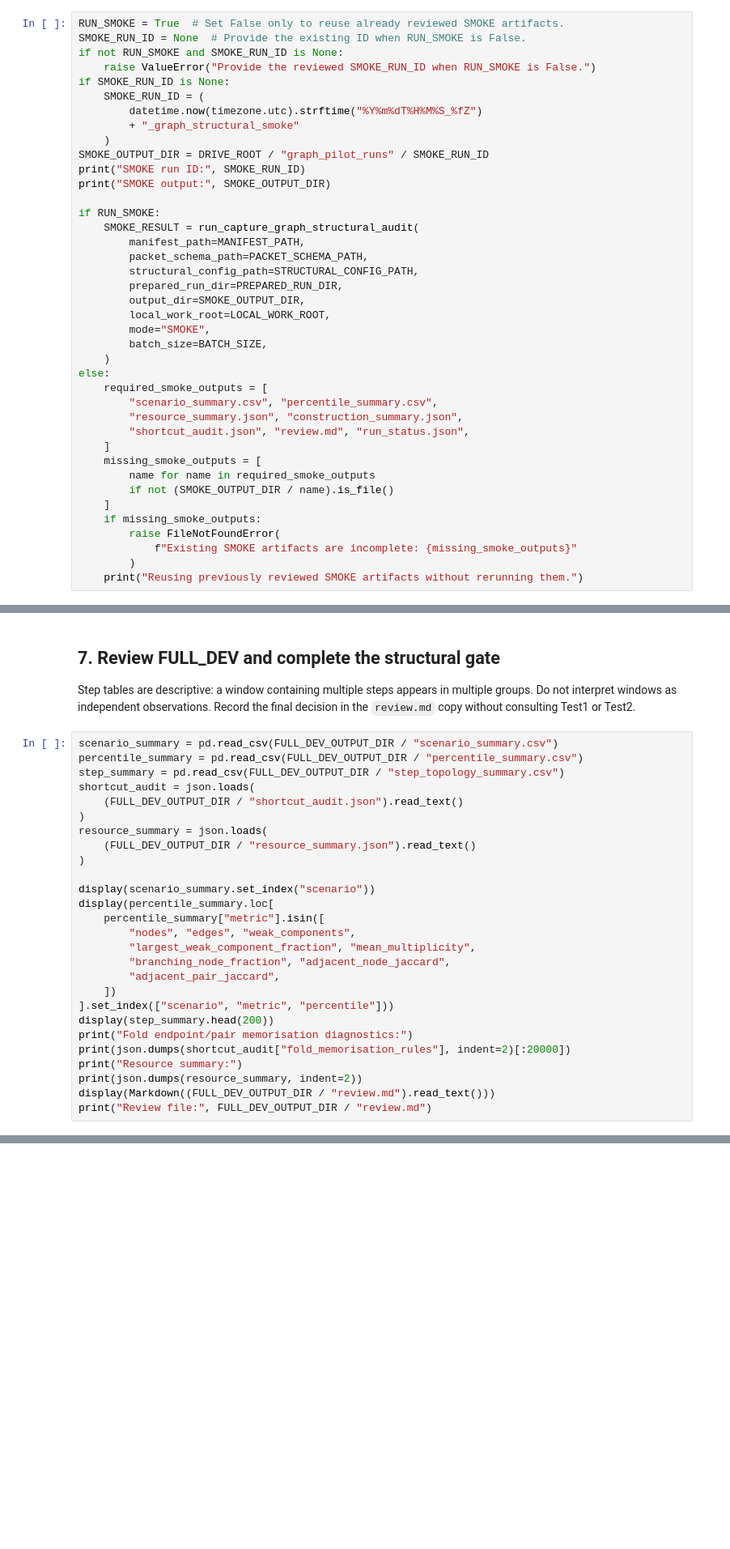
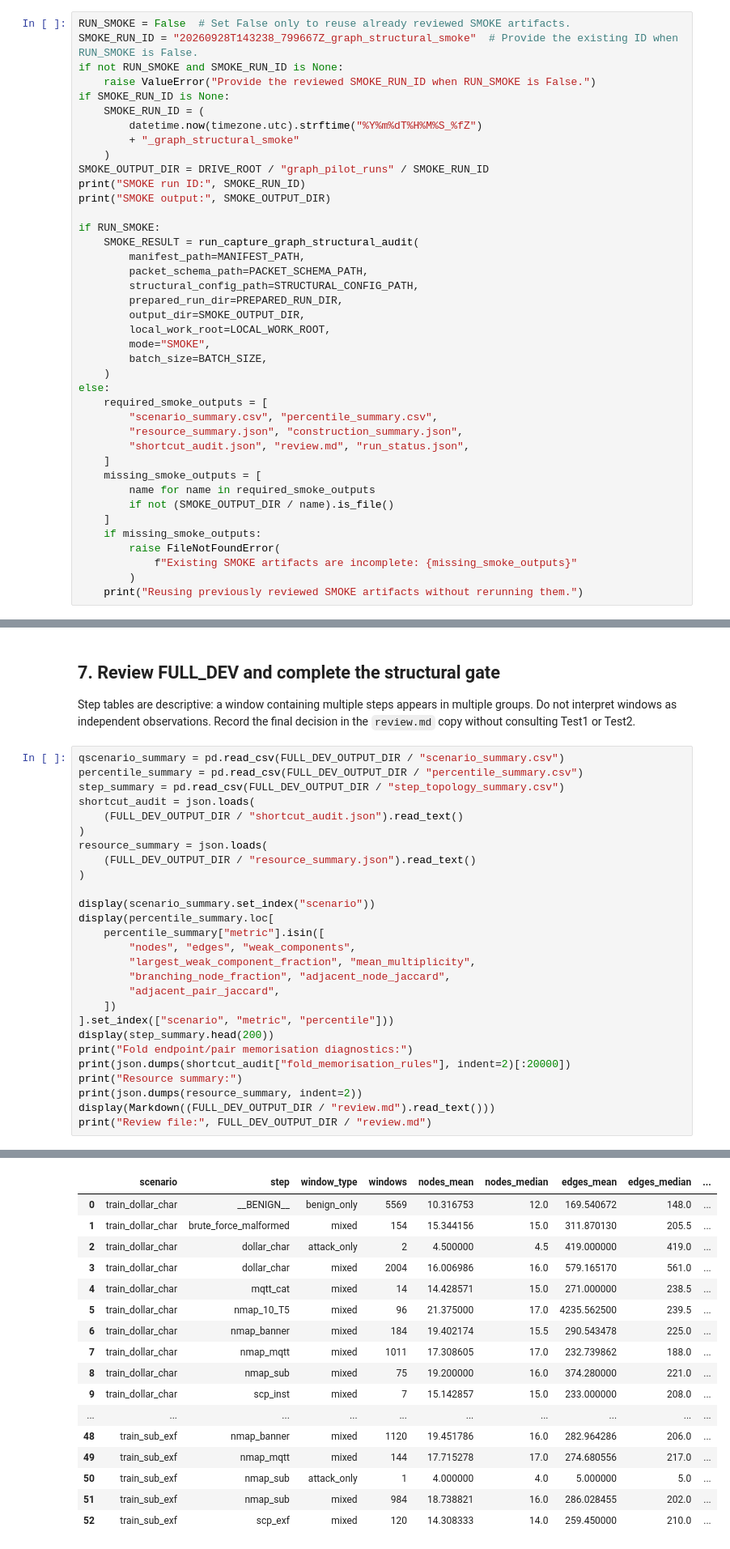
Before and after one commit to tatipar/temporalgnn-nids, a Jupyter notebook: code/python/notebook/capture_graph_structural_audit.ipynb, the cells around one changed output, grey strips where cells are left out. Shown at 81% size. Drawn from its saved outputs; the diff is of its cells as text; blank space fills up the shorter version.

Commit message:
run capture_graph_structural_audit notebook

```diff
--- a/code/python/notebook/capture_graph_structural_audit.ipynb
+++ b/code/python/notebook/capture_graph_structural_audit.ipynb
@@ -91,8 +98,8 @@ print("Local staging:", LOCAL_WORK_ROOT)
 
 SMOKE processes `train_empty_conn` and `train_dollar_char`, one from each benign block. To resume an existing run, replace `None` with its exact ID.
 # %%
-RUN_SMOKE = True  # Set False only to reuse already reviewed SMOKE artifacts.
-SMOKE_RUN_ID = None  # Provide the existing ID when RUN_SMOKE is False.
+RUN_SMOKE = False  # Set False only to reuse already reviewed SMOKE artifacts.
+SMOKE_RUN_ID = "20260928T143238_799667Z_graph_structural_smoke"  # Provide the existing ID when RUN_SMOKE is False.
 if not RUN_SMOKE and SMOKE_RUN_ID is None:
     raise ValueError("Provide the reviewed SMOKE_RUN_ID when RUN_SMOKE is False.")
 if SMOKE_RUN_ID is None:
@@ -200,7 +240,7 @@ FULL_DEV_RESULT = run_capture_graph_structural_audit(
 
 Step tables are descriptive: a window containing multiple steps appears in multiple groups. Do not interpret windows as independent observations. Record the final decision in the `review.md` copy without consulting Test1 or Test2.
 # %%
-scenario_summary = pd.read_csv(FULL_DEV_OUTPUT_DIR / "scenario_summary.csv")
+qscenario_summary = pd.read_csv(FULL_DEV_OUTPUT_DIR / "scenario_summary.csv")
 percentile_summary = pd.read_csv(FULL_DEV_OUTPUT_DIR / "percentile_summary.csv")
 step_summary = pd.read_csv(FULL_DEV_OUTPUT_DIR / "step_topology_summary.csv")
 shortcut_audit = json.loads(
@@ -226,3 +266,4 @@ print("Resource summary:")
 print(json.dumps(resource_summary, indent=2))
 display(Markdown((FULL_DEV_OUTPUT_DIR / "review.md").read_text()))
 print("Review file:", FULL_DEV_OUTPUT_DIR / "review.md")
+# %% [output]
@@ -228,0 +291,17 @@ print("Review file:", FULL_DEV_OUTPUT_DIR / "review.md")
+|  | scenario | step | window_type | windows | nodes_mean | nodes_median | edges_mean | edges_median | ... |
+| 0 | train_dollar_char | __BENIGN__ | benign_only | 5569 | 10.316753 | 12.0 | 169.540672 | 148.0 | ... |
+| 1 | train_dollar_char | brute_force_malformed | mixed | 154 | 15.344156 | 15.0 | 311.870130 | 205.5 | ... |
+| 2 | train_dollar_char | dollar_char | attack_only | 2 | 4.500000 | 4.5 | 419.000000 | 419.0 | ... |
+| 3 | train_dollar_char | dollar_char | mixed | 2004 | 16.006986 | 16.0 | 579.165170 | 561.0 | ... |
+| 4 | train_dollar_char | mqtt_cat | mixed | 14 | 14.428571 | 15.0 | 271.000000 | 238.5 | ... |
+| 5 | train_dollar_char | nmap_10_T5 | mixed | 96 | 21.375000 | 17.0 | 4235.562500 | 239.5 | ... |
+| 6 | train_dollar_char | nmap_banner | mixed | 184 | 19.402174 | 15.5 | 290.543478 | 225.0 | ... |
+| 7 | train_dollar_char | nmap_mqtt | mixed | 1011 | 17.308605 | 17.0 | 232.739862 | 188.0 | ... |
+| 8 | train_dollar_char | nmap_sub | mixed | 75 | 19.200000 | 16.0 | 374.280000 | 221.0 | ... |
+| 9 | train_dollar_char | scp_inst | mixed | 7 | 15.142857 | 15.0 | 233.000000 | 208.0 | ... |
+| ... | ... | ... | ... | ... | ... | ... | ... | ... | ... |
+| 48 | train_sub_exf | nmap_banner | mixed | 1120 | 19.451786 | 16.0 | 282.964286 | 206.0 | ... |
+| 49 | train_sub_exf | nmap_mqtt | mixed | 144 | 17.715278 | 17.0 | 274.680556 | 217.0 | ... |
+| 50 | train_sub_exf | nmap_sub | attack_only | 1 | 4.000000 | 4.0 | 5.000000 | 5.0 | ... |
+| 51 | train_sub_exf | nmap_sub | mixed | 984 | 18.738821 | 16.0 | 286.028455 | 202.0 | ... |
+| 52 | train_sub_exf | scp_exf | mixed | 120 | 14.308333 | 14.0 | 259.450000 | 210.0 | ... |
```
Also changed, not shown: parts of 7 cells of this notebook.
